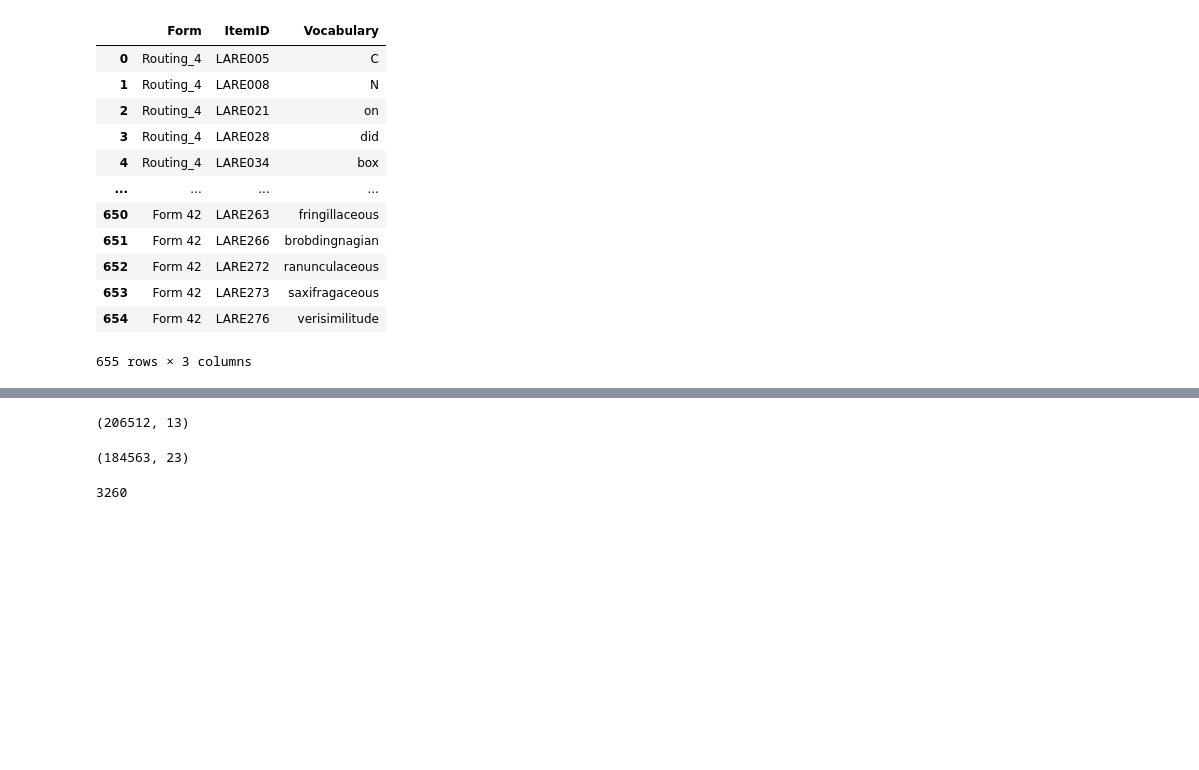
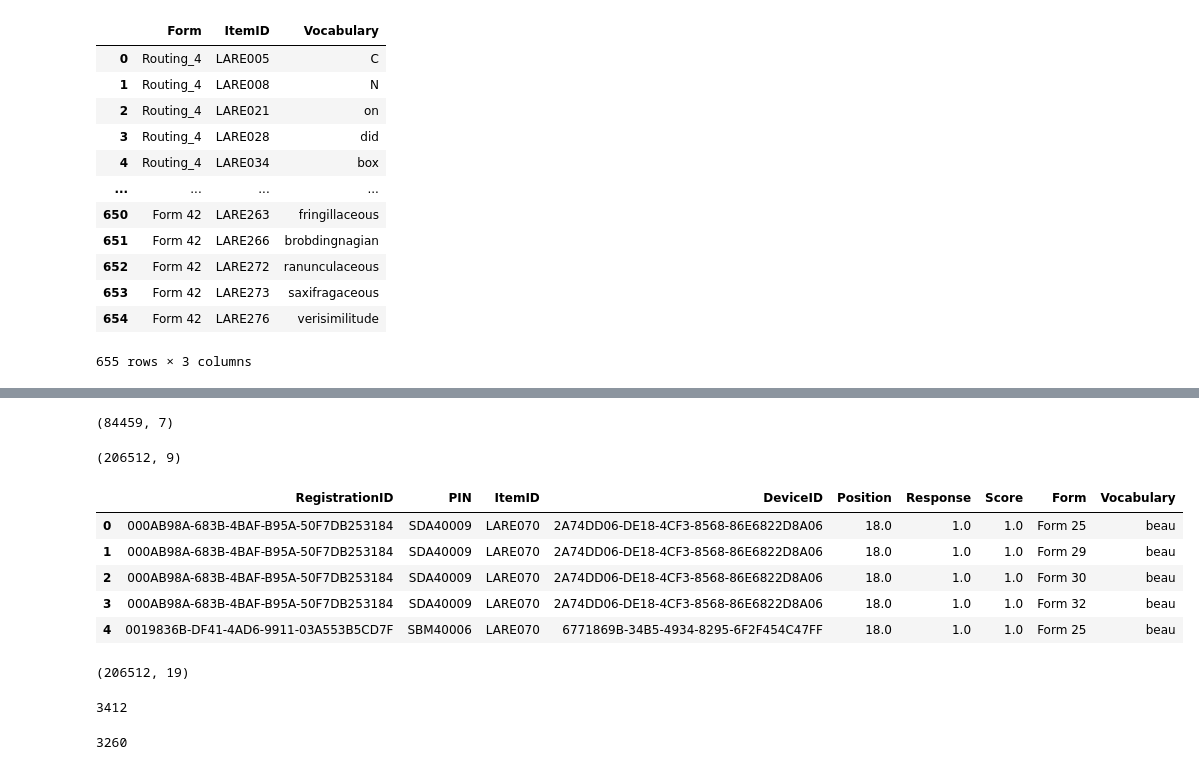
Before and after one commit to tianchu-shu/NWMSS, a Jupyter notebook: NIHTB_Norming/OR_norm.ipynb, the cells around one changed output, grey strips where cells are left out. Cells and saved outputs as stored; diff of their text form; code cells hidden in the pictures; blank space fills up the shorter version.

```diff
--- a/NIHTB_Norming/OR_norm.ipynb
+++ b/NIHTB_Norming/OR_norm.ipynb
@@ -44,5 +44,6 @@ xls
 655 rows × 3 columns
 # %%
 #Change the column tpye from obeject to numeric
-data =orn[(orn.Key == 'Score')] #| (df.Key =='Response') | (df.Key == 'Position')]
+#Select the 3 needed key values
+data =orn[(orn.Key == 'Score')| (orn.Key =='Response') | (orn.Key == 'Position')]
 data['Value'] =pd.to_numeric(data['Value'])
@@ -49,2 +66,4 @@ data['Value'] =pd.to_numeric(data['Value'])
+# %%
+data = data.pivot_table(index=['RegistrationID','PIN','ItemID','DeviceID'], columns='Key', values='Value').reset_index()
 # %%
 data=data.drop_duplicates()
@@ -55,9 +79,13 @@ data.shape
 # %%
 data =data[data['ItemID'].str.contains("LARE")]
+# %%
+data.shape
+# %% [output]
+(84459, 7)
 # %%
 rv =pd.merge(data, xls, on='ItemID')
 # %%
 rv =rv.drop_duplicates()
 rv.shape
 # %% [output]
-(206512, 13)
+(206512, 9)
@@ -65,0 +92,9 @@ df =pd.merge(rv, reg, on=['RegistrationID' ,'PIN','DeviceID'])
+# %%
+rv.head()
+# %% [output]
+|  | RegistrationID | PIN | ItemID | DeviceID | Position | Response | Score | Form | Vocabulary |
+| 0 | 000AB98A-683B-4BAF-B95A-50F7DB253184 | SDA40009 | LARE070 | 2A74DD06-DE18-4CF3-8568-86E6822D8A06 | 18.0 | 1.0 | 1.0 | Form 25 | beau |
+| 1 | 000AB98A-683B-4BAF-B95A-50F7DB253184 | SDA40009 | LARE070 | 2A74DD06-DE18-4CF3-8568-86E6822D8A06 | 18.0 | 1.0 | 1.0 | Form 29 | beau |
+| 2 | 000AB98A-683B-4BAF-B95A-50F7DB253184 | SDA40009 | LARE070 | 2A74DD06-DE18-4CF3-8568-86E6822D8A06 | 18.0 | 1.0 | 1.0 | Form 30 | beau |
+| 3 | 000AB98A-683B-4BAF-B95A-50F7DB253184 | SDA40009 | LARE070 | 2A74DD06-DE18-4CF3-8568-86E6822D8A06 | 18.0 | 1.0 | 1.0 | Form 32 | beau |
+| 4 | 0019836B-DF41-4AD6-9911-03A553B5CD7F | SBM40006 | LARE070 | 6771869B-34B5-4934-8295-6F2F454C47FF | 18.0 | 1.0 | 1.0 | Form 25 | beau |
@@ -66,7 +103,12 @@ df =pd.merge(rv, reg, on=['RegistrationID' ,'PIN','DeviceID'])
 # %%
+df.drop_duplicates()
 df.shape
 # %% [output]
-(184563, 23)
+(206512, 19)
+# %%
+df.RegistrationID.nunique()
+# %% [output]
+3412
 # %%
 reg.RegistrationID.nunique()
 # %% [output]
```
Also changed, not shown: parts of 23 cells of this notebook.
